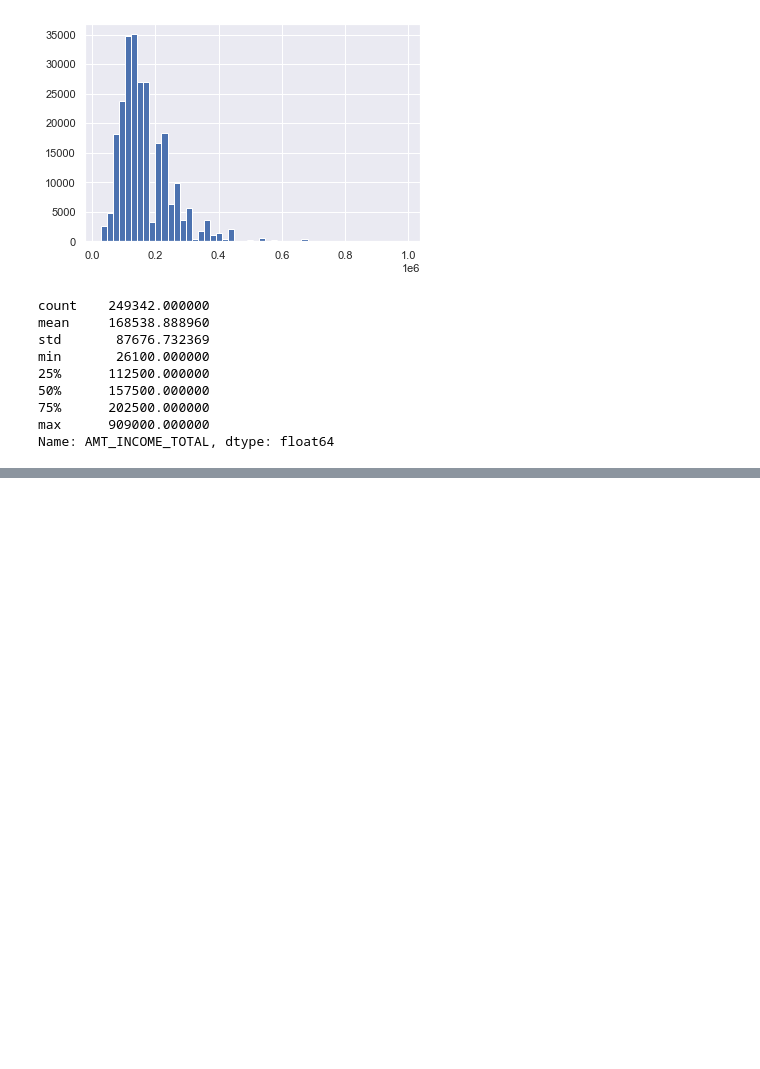
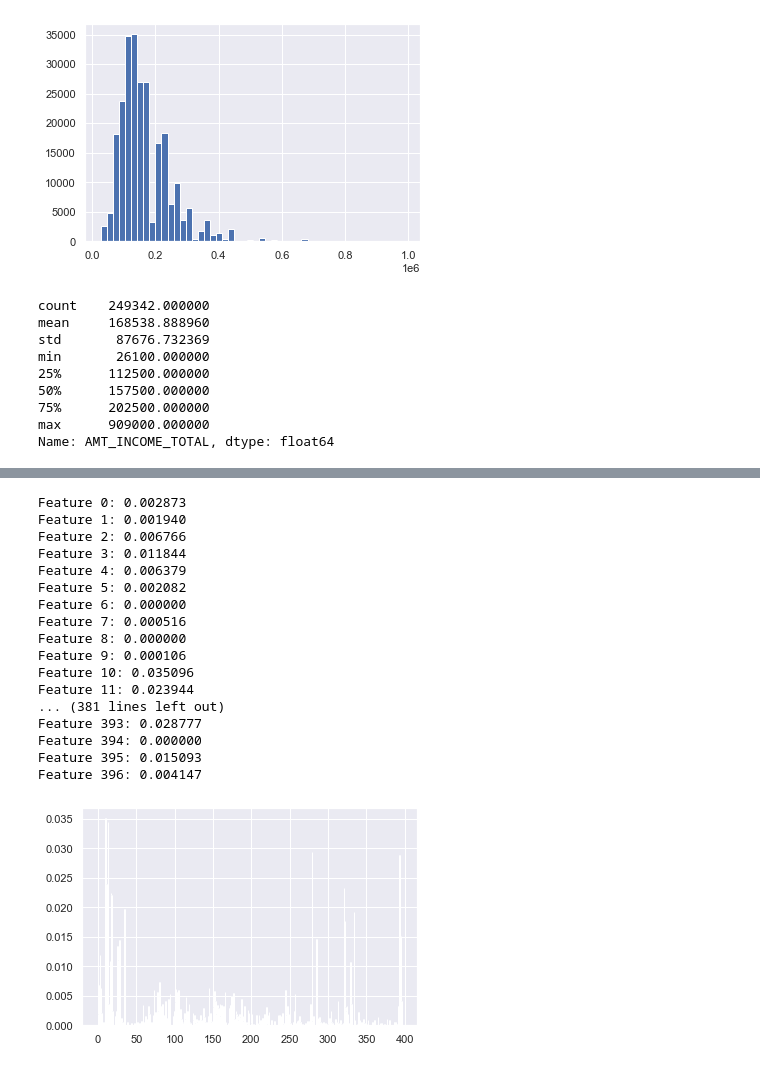
Before and after one commit to kneelagandan/spring-board-home-credit, a Jupyter notebook: EDA.ipynb, the cells around one changed output, grey strips where cells are left out. Drawn from its saved outputs; the diff is of its cells as text; code cells hidden in the pictures; blank space fills up the shorter version.

```diff
--- a/EDA.ipynb
+++ b/EDA.ipynb
@@ -317,0 +311,3 @@ application_train.shape
+# %%
+X = application_train.drop(['SK_ID_CURR', 'TARGET'], axis=1)
+y = application_train.TARGET
@@ -317,0 +329,44 @@ application_train.shape
+# %%
+#Feature Selection
+from sklearn.model_selection import train_test_split
+from sklearn.feature_selection import mutual_info_classif
+
+from matplotlib import pyplot
+def select_features(X_train, y_train, X_test):
+	# configure to select all features
+	fs = SelectKBest(score_func=mutual_info_classif, k='all')
+	# learn relationship from training data
+	fs.fit(X_train, y_train)
+	# transform train input data
+	X_train_fs = fs.transform(X_train)
+	# transform test input data
+	X_test_fs = fs.transform(X_test)
+	return X_train_fs, X_test_fs, fs
+
+X_train, X_test, y_train, y_test = train_test_split(X, y, test_size=0.33, random_state=1)
+X_train_fs, X_test_fs, fs = select_features(X_train, y_train, X_test)
+# what are scores for the features
+for i in range(len(fs.scores_)):
+	print('Feature %d: %f' % (i, fs.scores_[i]))
+# plot the scores
+pyplot.bar([i for i in range(len(fs.scores_))], fs.scores_)
+pyplot.show()
+# %% [output]
+Feature 0: 0.002873
+Feature 1: 0.001940
+Feature 2: 0.006766
+Feature 3: 0.011844
+Feature 4: 0.006379
+Feature 5: 0.002082
+Feature 6: 0.000000
+Feature 7: 0.000516
+Feature 8: 0.000000
+Feature 9: 0.000106
+Feature 10: 0.035096
+Feature 11: 0.023944
+... (381 lines left out)
+Feature 393: 0.028777
+Feature 394: 0.000000
+Feature 395: 0.015093
+Feature 396: 0.004147
+[figure, added]
```
Also changed, not shown: parts of 11 cells of this notebook, 1 other file.
